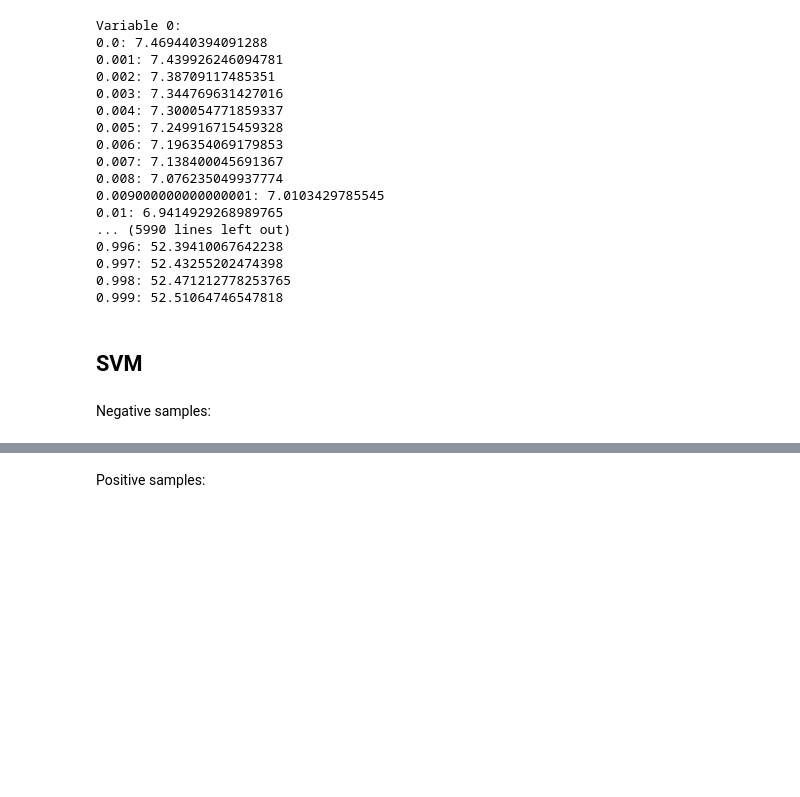
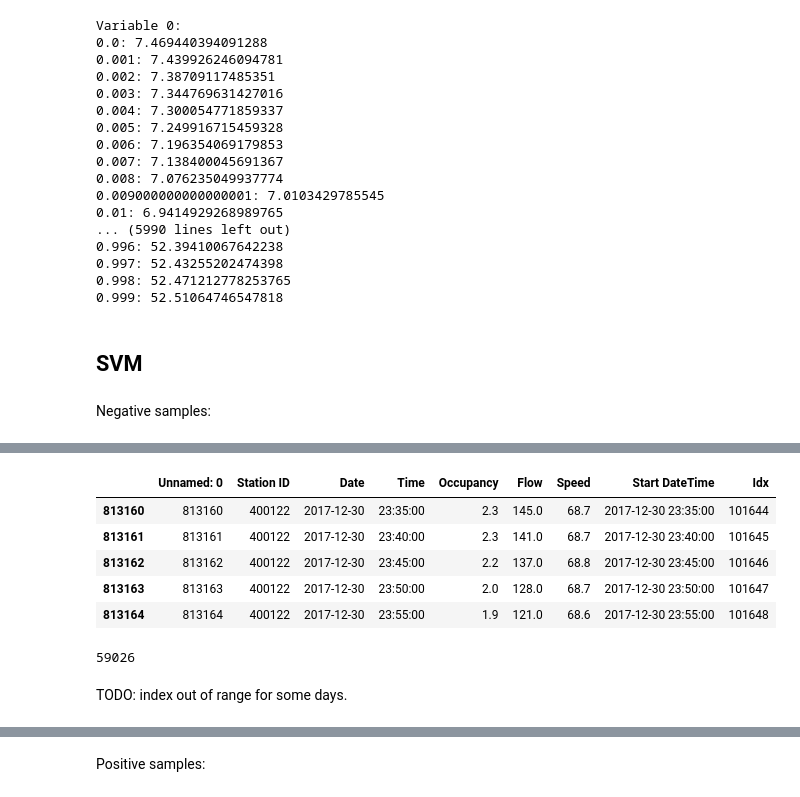
Before and after one commit to hy-lei/A-Hybrid-Approach-for-AID, a Jupyter notebook: TSA-Training.ipynb, the cells around one changed output, grey strips where cells are left out. Drawn from its saved outputs; the diff is of its cells as text; code cells hidden in the pictures; blank space fills up the shorter version.

```diff
--- a/TSA-Training.ipynb
+++ b/TSA-Training.ipynb
@@ -335,3 +330,18 @@ t_list[:5]
+# %%
+df_list[0].tail(5)
+# %% [output]
+|  | Unnamed: 0 | Station ID | Date | Time | Occupancy | Flow | Speed | Start DateTime | Idx |
+| 813160 | 813160 | 400122 | 2017-12-30 | 23:35:00 | 2.3 | 145.0 | 68.7 | 2017-12-30 23:35:00 | 101644 |
+| 813161 | 813161 | 400122 | 2017-12-30 | 23:40:00 | 2.3 | 141.0 | 68.7 | 2017-12-30 23:40:00 | 101645 |
+| 813162 | 813162 | 400122 | 2017-12-30 | 23:45:00 | 2.2 | 137.0 | 68.8 | 2017-12-30 23:45:00 | 101646 |
+| 813163 | 813163 | 400122 | 2017-12-30 | 23:50:00 | 2.0 | 128.0 | 68.7 | 2017-12-30 23:50:00 | 101647 |
+| 813164 | 813164 | 400122 | 2017-12-30 | 23:55:00 | 1.9 | 121.0 | 68.6 | 2017-12-30 23:55:00 | 101648 |
+# %%
+X_list[0][2].size
+# %% [output]
+59026
+# %% [markdown]
+TODO: index out of range for some days.
 # %%
 features = construct_features(df_list, X_list, TSA_Y_list, t_list)
 # %% [output]
```
Also changed, not shown: parts of 29 cells of this notebook, 1 other file.
